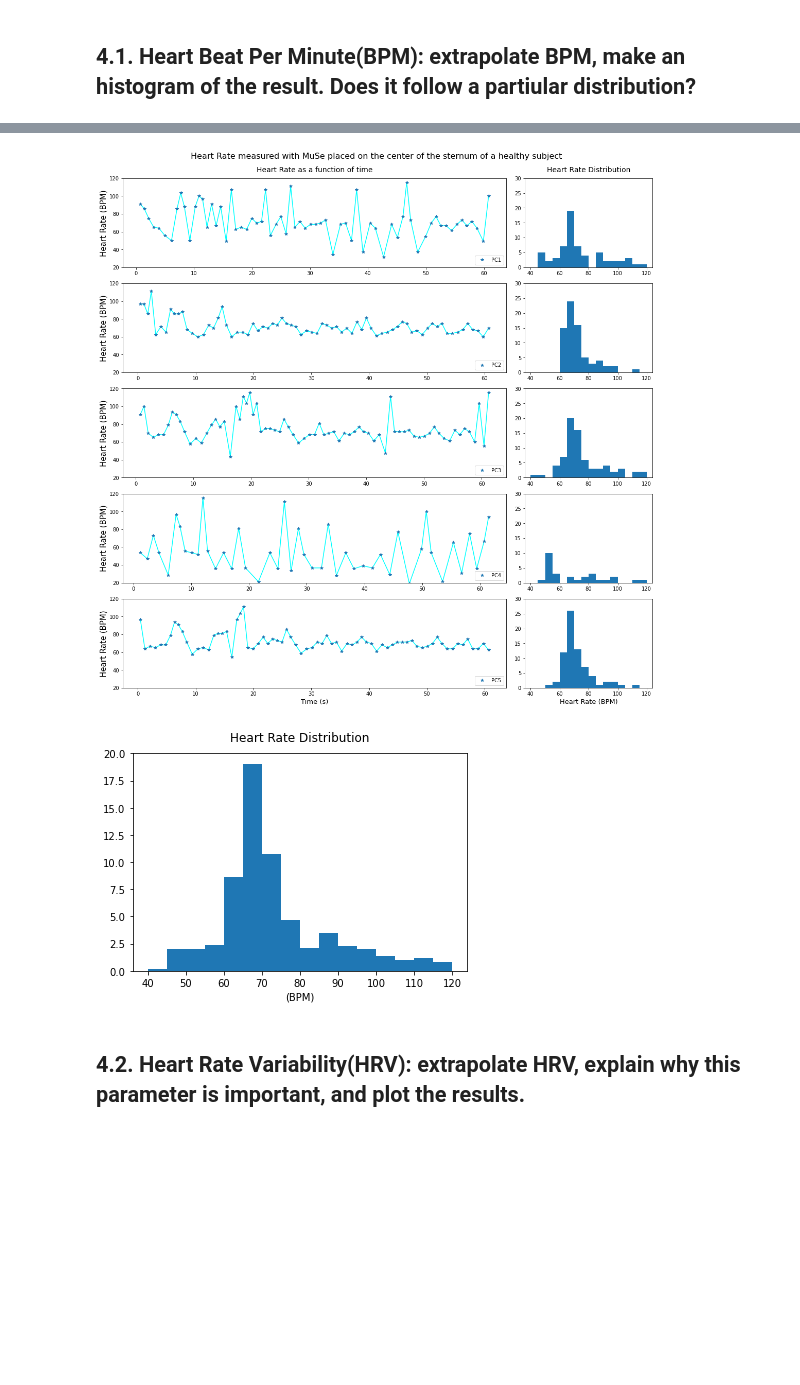
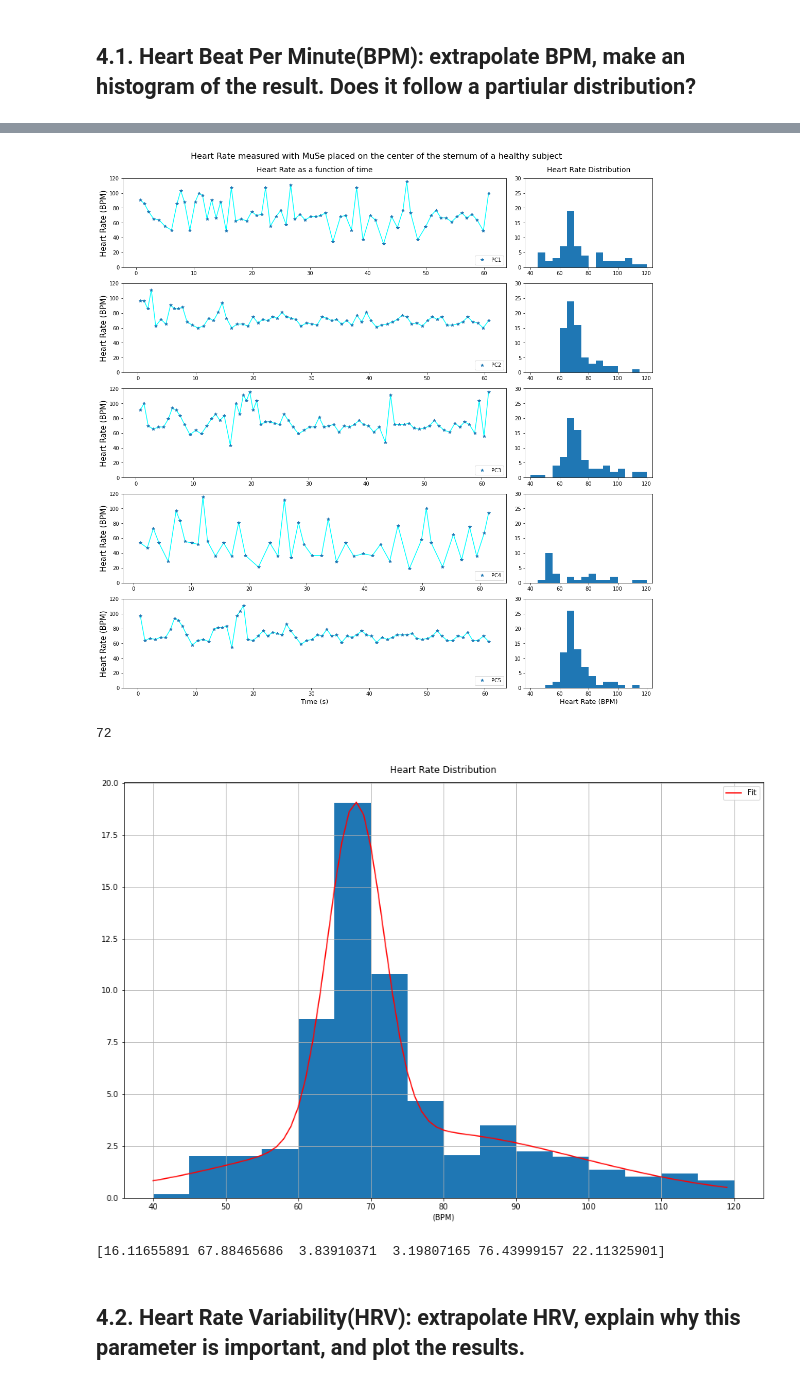
Before and after one commit to AleCapoPhys/HeartRateEstimation, a Jupyter notebook: Project_Clean_data.ipynb, the cells around one changed output, grey strips where cells are left out. Cells and saved outputs as stored; diff of their text form; code cells hidden in the pictures; blank space fills up the shorter version.

```diff
--- a/Project_Clean_data.ipynb
+++ b/Project_Clean_data.ipynb
@@ -644,7 +648,7 @@ for i in PC_times:
     axs[ax,0].plot(time_beat, HB_values, '*', label = i)
     axs[ax,0].set_ylabel('Heart Rate (BPM)', fontsize = 15)
     axs[ax,0].legend(loc = 'lower right')
-    axs[ax,0].set_ylim([20,120])
+    axs[ax,0].set_ylim([0,120])
     #histogram
     n, bins, patches = axs[ax,1].hist(HB_values, bins=16, range=(40, 120))
     axs[ax,1].set_ylim([0,30])
@@ -652,15 +656,41 @@ for i in PC_times:
     ax += 1
 
 plt.show()
+print(len(time_beat))
 # %% [output]
-[figure, old version]
+[figure, new version]
+72
-# %%
-plt.bar(np.arange(40,120,5), counts, width=5, align='edge')
-plt.title('Heart Rate Distribution', pad = 12)
-plt.xlabel('(BPM)')
-plt.show()
-# %% [output]
-[figure, removed]
+# %%
+from scipy import optimize
+# Fit the histogram  to a gaussian
+def gauss(x, amp, mu, sigma):
+    #return height + amp*np.exp(-0.5*((x - mu)/sigma)**2)
+    return amp*np.exp(-0.5*((x - mu)/sigma)**2)
+
+def bimodal(x, amp1, mu1, sigma1,amp2,mu2,sigma2):
+    return gauss(x,amp1,mu1,sigma1)+gauss(x,amp2, mu2,sigma2)
+
+X = np.arange(42.5,122.5,5)
+#popt, pcov = optimize.curve_fit(gauss, X, counts, p0 = (0., 0., 69, 20))
+popt, pcov = optimize.curve_fit(bimodal, X, counts, p0 = (0,69,5,0,88,5))
+
+
+X_plot = np.arange(40,120,1)
+# Plot
+plt.figure(figsize = (15,10))
+plt.plot(X_plot, bimodal(X_plot, *popt), color = 'red', label='Fit')
+plt.grid(True)
+plt.legend()
+
+plt.bar(X, counts, width=5, align='center')
+plt.title('Heart Rate Distribution', pad = 12)
+plt.xlabel('(BPM)')
+plt.show()
+
+print(popt)
+# %% [output]
+[figure, added]
+[16.11655891 67.88465686  3.83910371  3.19807165 76.43999157 22.11325901]
 # %%
 #empty cell, do not delete, just edit
 # %% [markdown]
```
Also changed, not shown: parts of 6 cells of this notebook.
